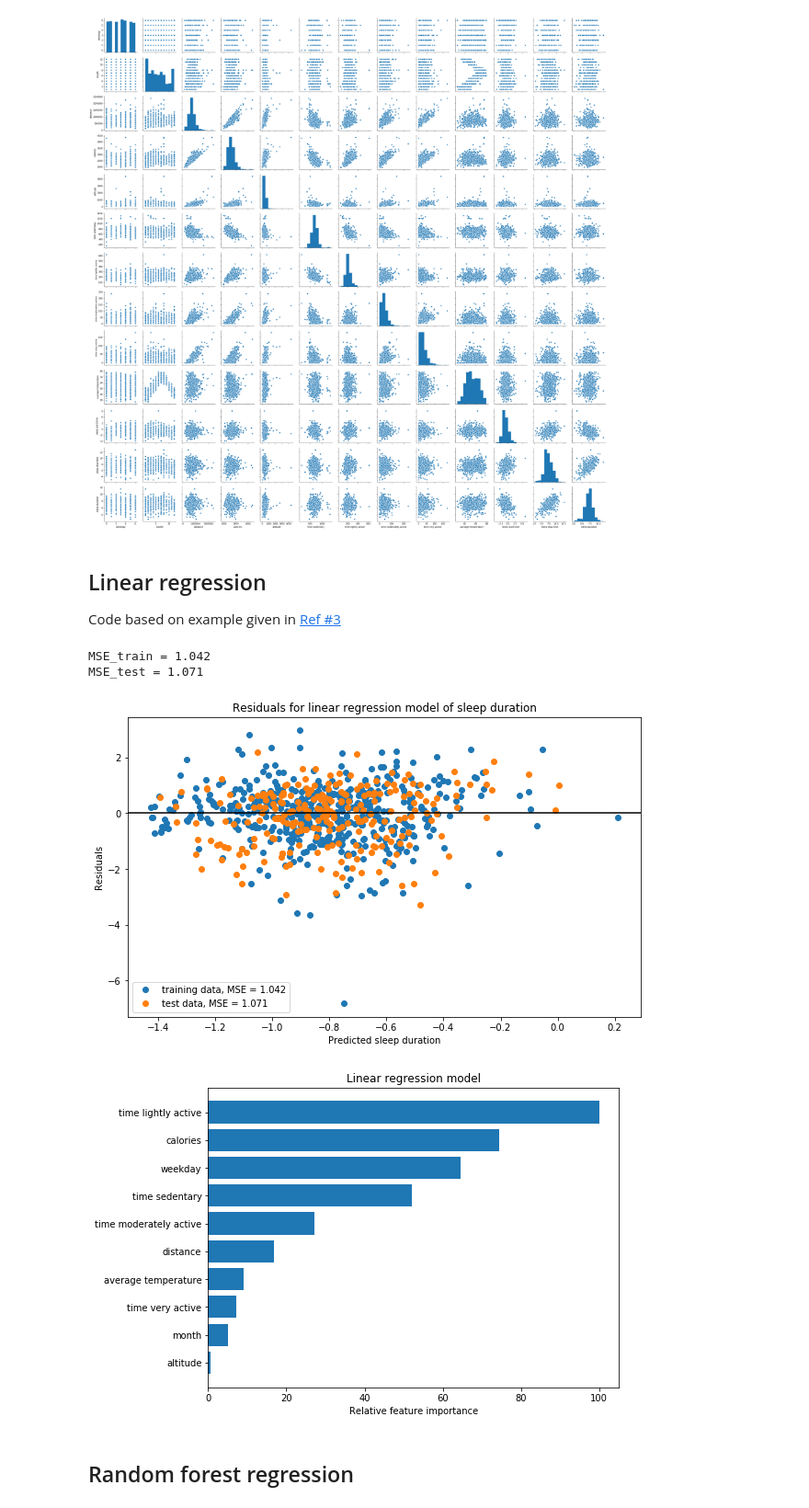
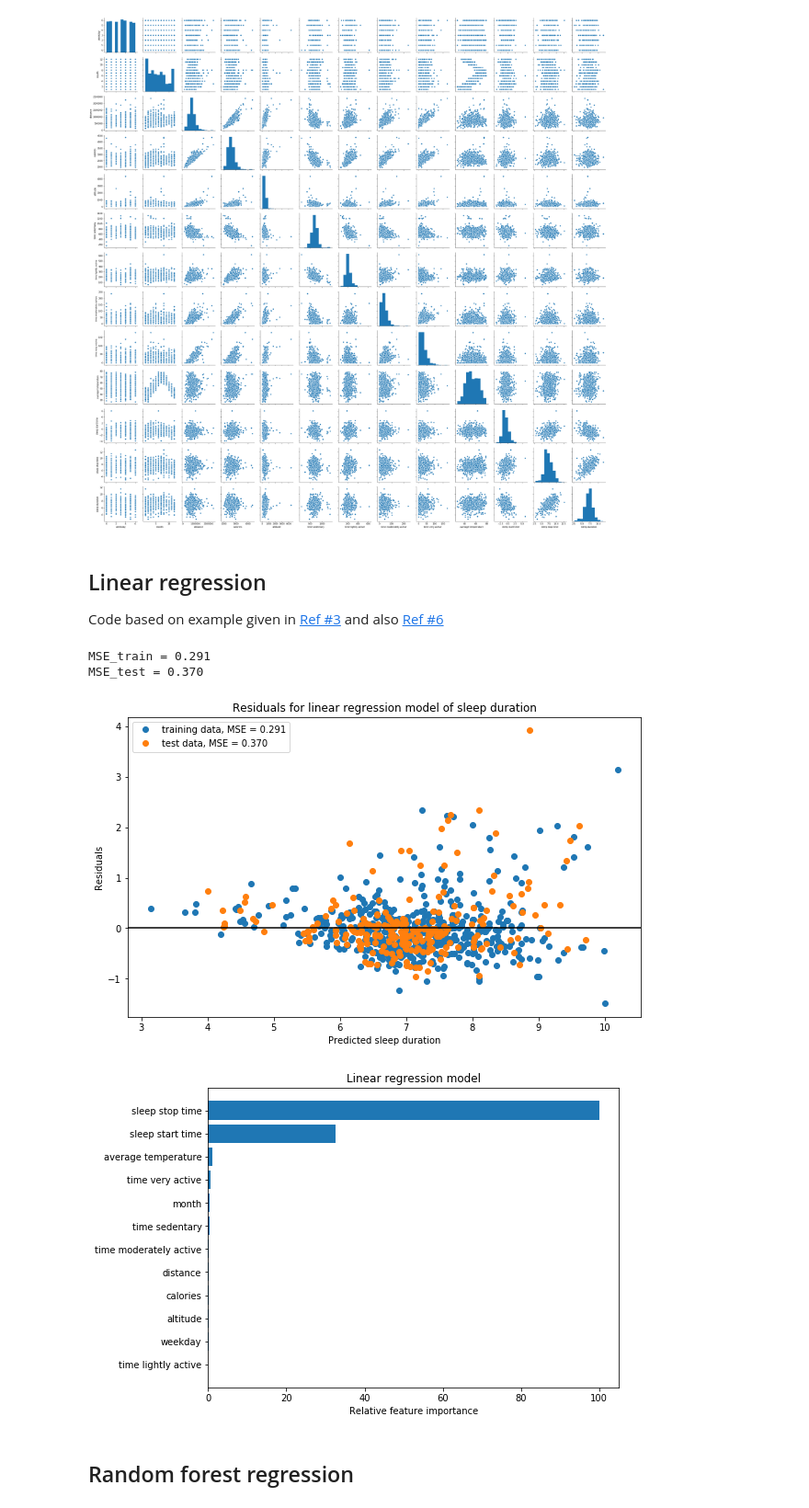
Before and after one commit to Amita22/Machine-Learning-Fitbit-Sleep, a Jupyter notebook: analysis.ipynb, the cells around one changed output. Shown at 92% size. Cells and saved outputs as stored; diff of their text form; code cells hidden in the pictures.

```diff
--- a/analysis.ipynb
+++ b/analysis.ipynb
@@ -393,36 +393,35 @@ plt.show()
 [figure]
 # %% [markdown]
 ## Linear regression
-Code based on example given in [Ref #3](#References)
+Code based on example given in [Ref #3](#References) and also [Ref #6](#References)
 # %%
 from sklearn.linear_model import LinearRegression
 #from sklearn.linear_model import Ridge
 #from sklearn.linear_model import Lasso
 from sklearn.feature_selection import f_regression
 from sklearn.metrics import mean_squared_error
 
-#X, y = get_Xy("sleep duration",df)
-X, y = get_Xy("sleep start time",df)
+X, y = get_Xy("sleep duration",df)
 X_train, X_test, y_train, y_test = train_test_split(X, y, test_size=0.33, random_state=5)
 lr = LinearRegression()
 #lr = Ridge(alpha=.5)
 #lr = Lasso(alpha=.1)
 lr.fit(X_train, y_train)
 pred_train = lr.predict(X_train)
 pred_test = lr.predict(X_test)
 MSE_train = mean_squared_error(y_train, pred_train)
 MSE_test = mean_squared_error(y_test, pred_test)
 print("MSE_train = {:.3f}".format(MSE_train))
 print("MSE_test = {:.3f}".format(MSE_test))
 plot_residuals('linear regression',pred_train,pred_test)
 
 f_values, p_values = f_regression(X, y)
 plot_feature_importance(f_values,'Linear regression model')
 # %% [output]
-MSE_train = 1.042
-MSE_test = 1.071
+MSE_train = 0.291
+MSE_test = 0.370
-[figure, old version]
+[figure, new version]
-[figure, old version]
+[figure, new version]
 # %% [markdown]
 ## Random forest regression
 # %%
```
Also changed, not shown: parts of 2 cells of this notebook.
